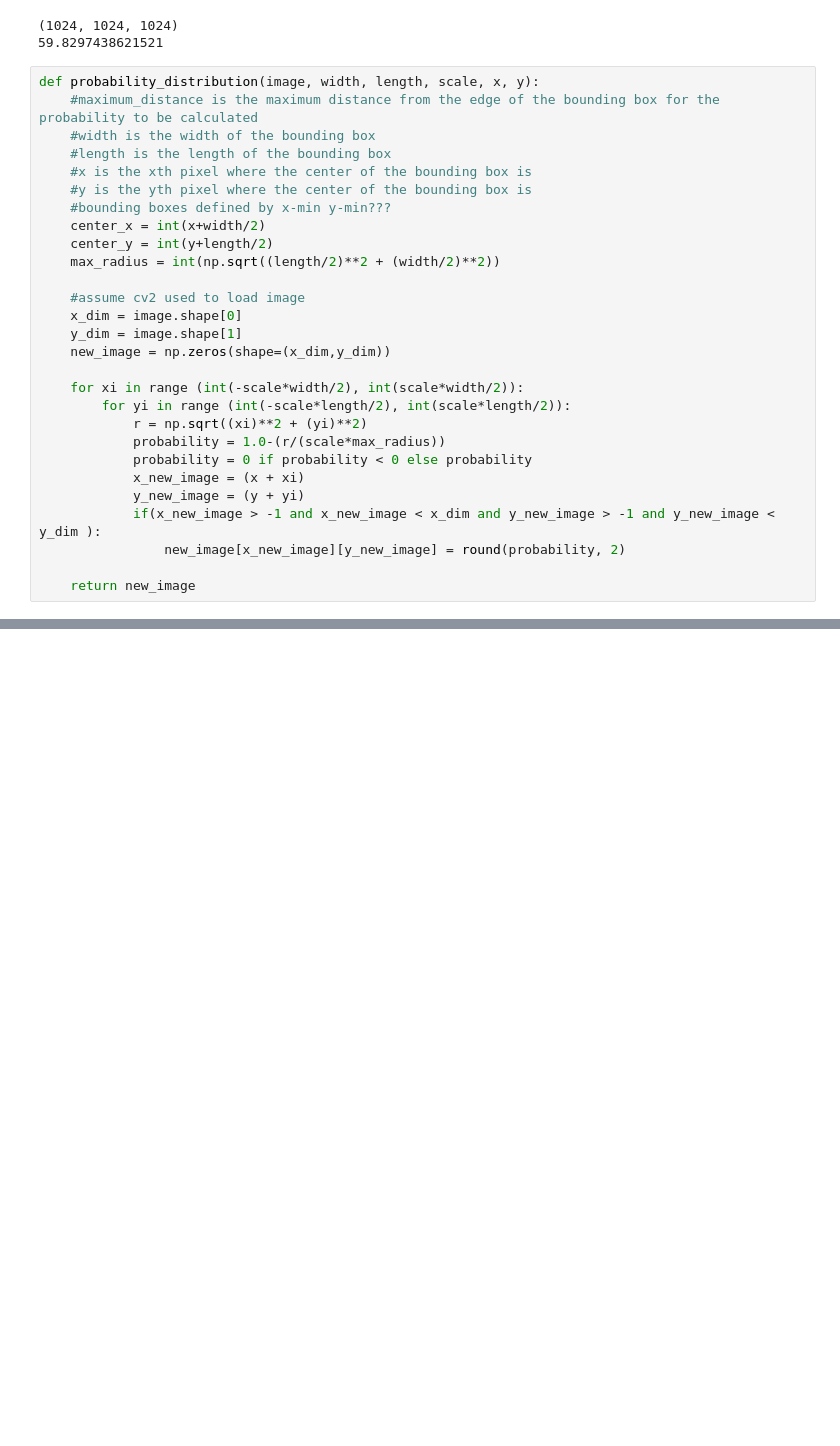
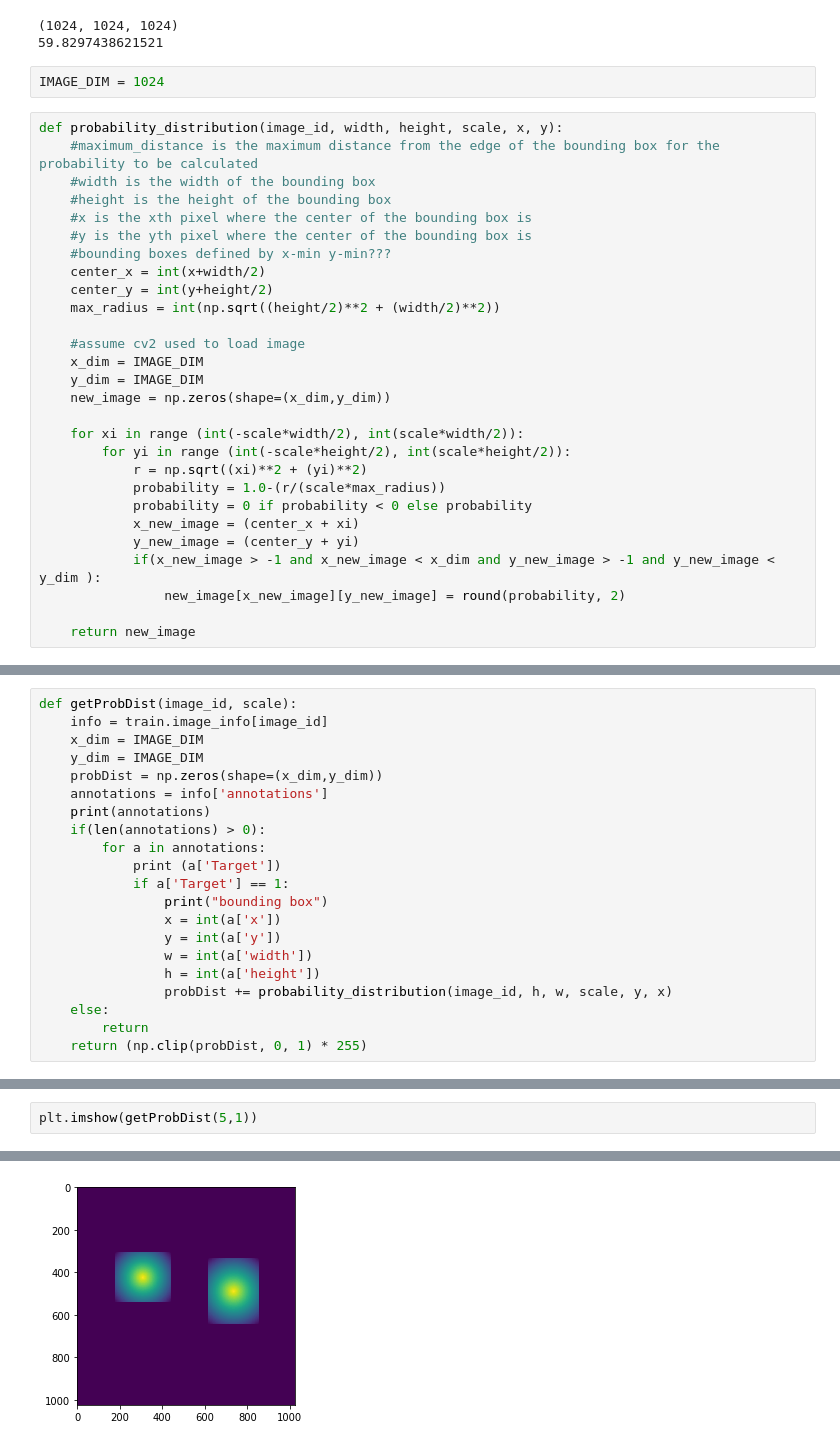
Before and after one commit to jek343/Pneumonia-Detection, a Jupyter notebook: Dataset.ipynb, the cells around one changed output, grey strips where cells are left out. Saved outputs shown, nothing was run; the diff lists cells and outputs as text; blank space fills up the shorter version.

Commit message:
probDist debugged

```diff
--- a/Dataset.ipynb
+++ b/Dataset.ipynb
@@ -98,30 +101,32 @@ print(end - start)
 # %% [output]
 (1024, 1024, 1024)
 59.8297438621521
+# %%
+IMAGE_DIM = 1024
 # %%
-def probability_distribution(image, width, length, scale, x, y):
+def probability_distribution(image_id, width, height, scale, x, y):
     #maximum_distance is the maximum distance from the edge of the bounding box for the probability to be calculated
     #width is the width of the bounding box
-    #length is the length of the bounding box
+    #height is the height of the bounding box
     #x is the xth pixel where the center of the bounding box is
     #y is the yth pixel where the center of the bounding box is
     #bounding boxes defined by x-min y-min???
     center_x = int(x+width/2)
-    center_y = int(y+length/2)
-    max_radius = int(np.sqrt((length/2)**2 + (width/2)**2))
+    center_y = int(y+height/2)
+    max_radius = int(np.sqrt((height/2)**2 + (width/2)**2))
 
     #assume cv2 used to load image
-    x_dim = image.shape[0]
-    y_dim = image.shape[1]
+    x_dim = IMAGE_DIM
+    y_dim = IMAGE_DIM
     new_image = np.zeros(shape=(x_dim,y_dim))
 
     for xi in range (int(-scale*width/2), int(scale*width/2)):
-        for yi in range (int(-scale*length/2), int(scale*length/2)):
+        for yi in range (int(-scale*height/2), int(scale*height/2)):
             r = np.sqrt((xi)**2 + (yi)**2)
             probability = 1.0-(r/(scale*max_radius))
             probability = 0 if probability < 0 else probability
-            x_new_image = (x + xi)
-            y_new_image = (y + yi)
+            x_new_image = (center_x + xi)
+            y_new_image = (center_y + yi)
             if(x_new_image > -1 and x_new_image < x_dim and y_new_image > -1 and y_new_image < y_dim ):
                 new_image[x_new_image][y_new_image] = round(probability, 2)
 
@@ -139,0 +134,21 @@ array([[0.  , 0.  , 0.  , 0.  , 0.  , 0.  , 0.  , 0.  ],
+# %%
+def getProbDist(image_id, scale):
+    info = train.image_info[image_id]
+    x_dim = IMAGE_DIM
+    y_dim = IMAGE_DIM
+    probDist = np.zeros(shape=(x_dim,y_dim))
+    annotations = info['annotations']
+    print(annotations)
+    if(len(annotations) > 0):
+        for a in annotations:
+            print (a['Target'])
+            if a['Target'] == 1:
+                print("bounding box")
+                x = int(a['x'])
+                y = int(a['y'])
+                w = int(a['width'])
+                h = int(a['height'])
+                probDist += probability_distribution(image_id, h, w, scale, y, x)
+    else:
+        return
+    return (np.clip(probDist, 0, 1) * 255)
@@ -139,0 +176,3 @@ array([[0.  , 0.  , 0.  , 0.  , 0.  , 0.  , 0.  , 0.  ],
+# %%
+plt.imshow(getProbDist(5,1))
+# %% [output]
@@ -139,0 +197 @@ array([[0.  , 0.  , 0.  , 0.  , 0.  , 0.  , 0.  , 0.  ],
+[figure, added]
```
Also changed, not shown: parts of 7 cells of this notebook.
